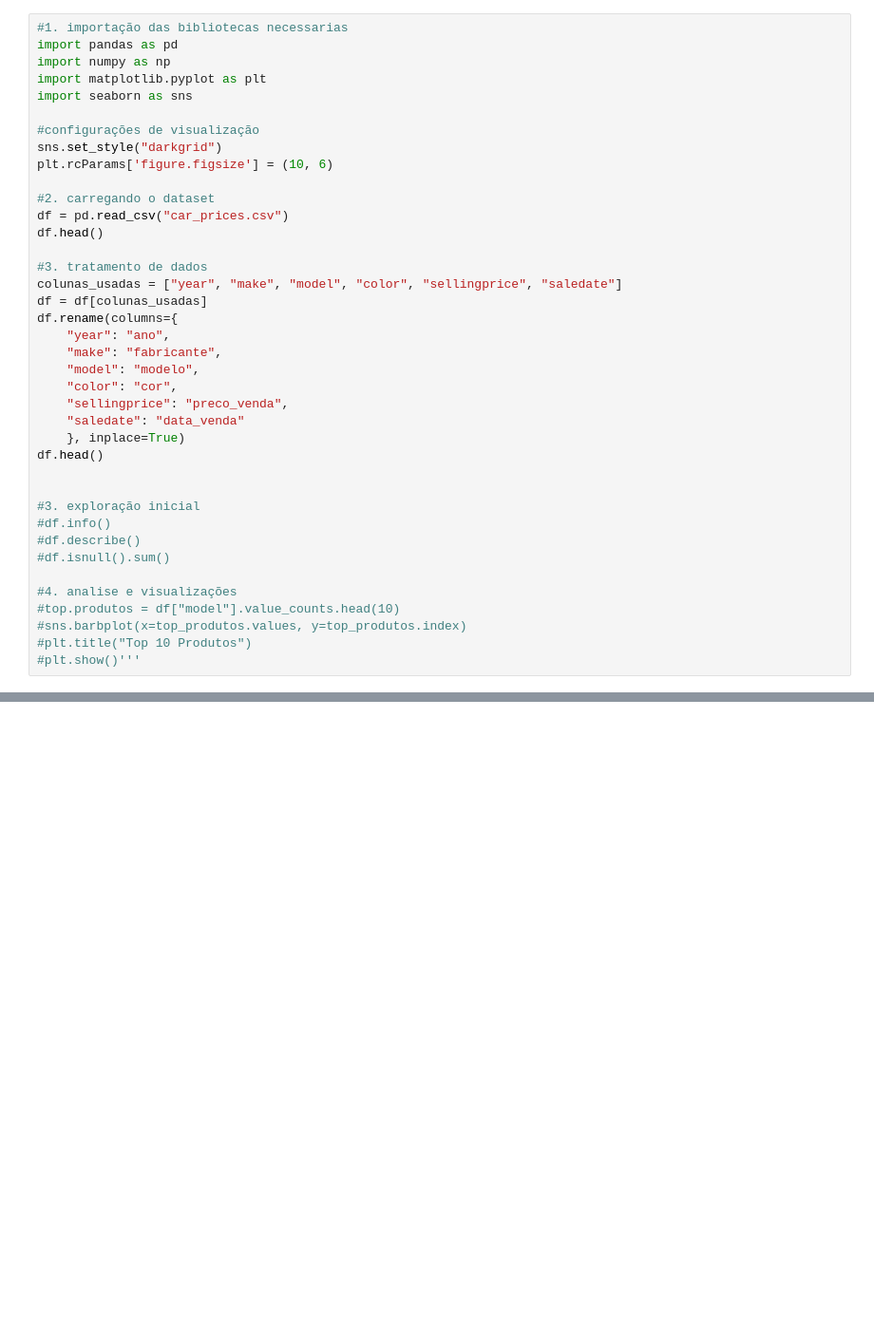
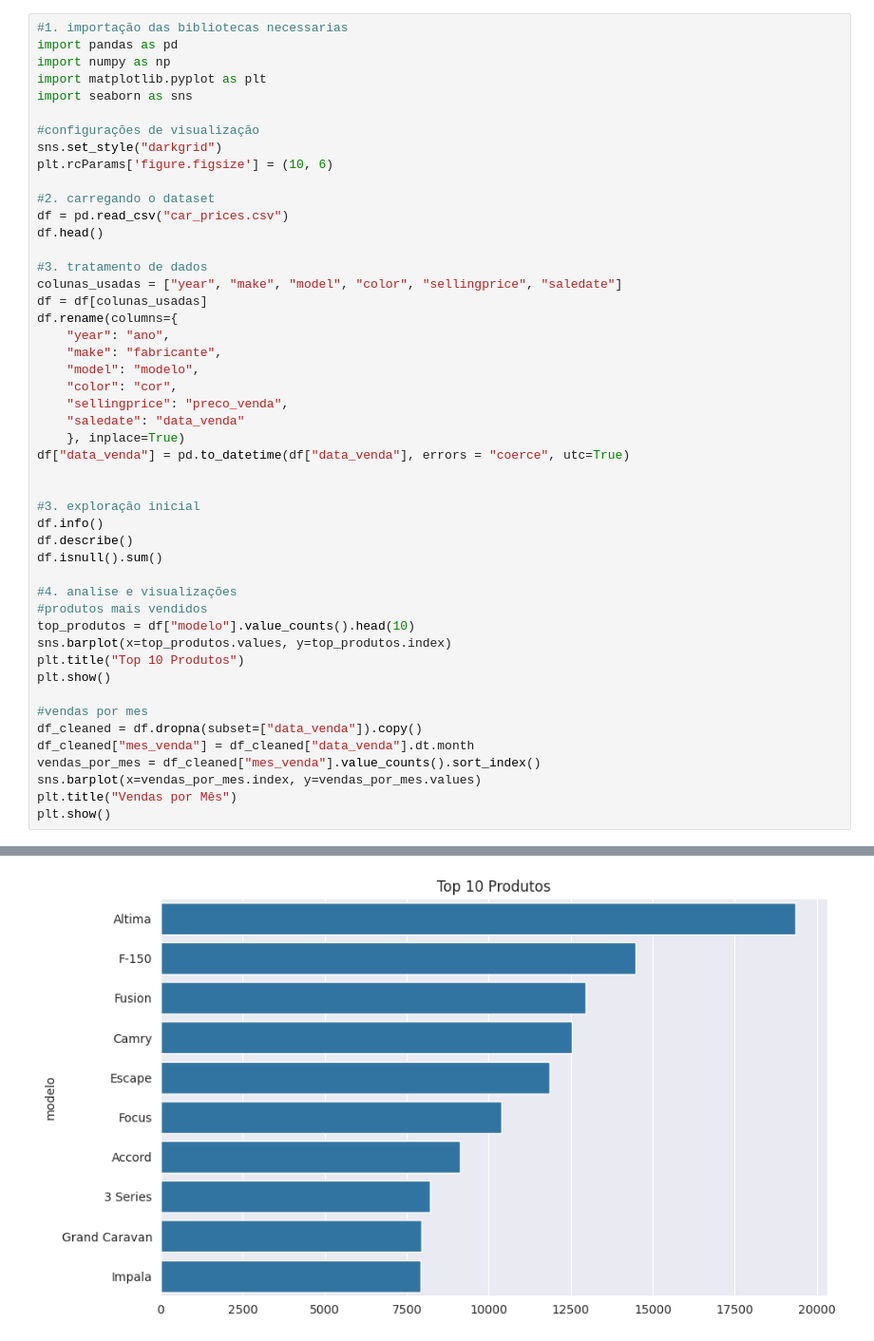
Before and after one commit to Abimaleh/data-science-portfolio, a Jupyter notebook: AEV_projeto.ipynb, the cells around one changed output, grey strips where cells are left out. Shown at 95% size. Saved outputs shown, nothing was run; the diff lists cells and outputs as text; blank space fills up the shorter version.

```diff
--- a/AEV_projeto.ipynb
+++ b/AEV_projeto.ipynb
@@ -26,17 +26,26 @@ df.rename(columns={
     "sellingprice": "preco_venda",
     "saledate": "data_venda"
     }, inplace=True)
-df.head()
+df["data_venda"] = pd.to_datetime(df["data_venda"], errors = "coerce", utc=True)
 
 
 #3. exploração inicial
-#df.info()
-#df.describe()
-#df.isnull().sum()
+df.info()
+df.describe()
+df.isnull().sum()
 
 #4. analise e visualizações
-#top.produtos = df["model"].value_counts.head(10)
-#sns.barbplot(x=top_produtos.values, y=top_produtos.index)
-#plt.title("Top 10 Produtos")
-#plt.show()'''
+#produtos mais vendidos
+top_produtos = df["modelo"].value_counts().head(10)
+sns.barplot(x=top_produtos.values, y=top_produtos.index)
+plt.title("Top 10 Produtos")
+plt.show()
+
+#vendas por mes
+df_cleaned = df.dropna(subset=["data_venda"]).copy()
+df_cleaned["mes_venda"] = df_cleaned["data_venda"].dt.month
+vendas_por_mes = df_cleaned["mes_venda"].value_counts().sort_index()
+sns.barplot(x=vendas_por_mes.index, y=vendas_por_mes.values)
+plt.title("Vendas por Mês")
+plt.show()
 # %% [output]
@@ -78,0 +65 @@ plt.gca().spines[['top', 'right',]].set_visible(False)
+[figure, added]
```
Also changed, not shown: parts of 1 cell of this notebook.
